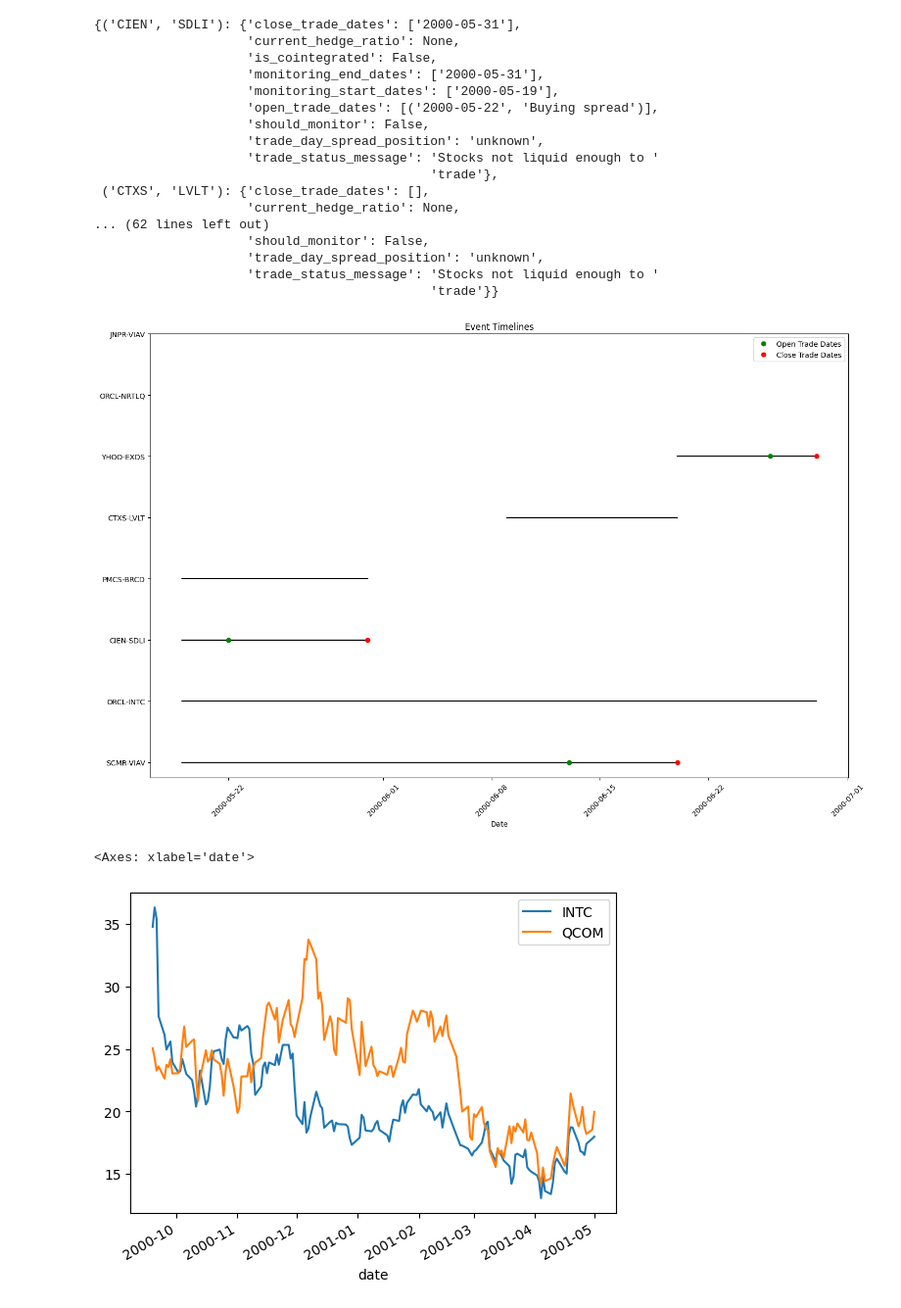
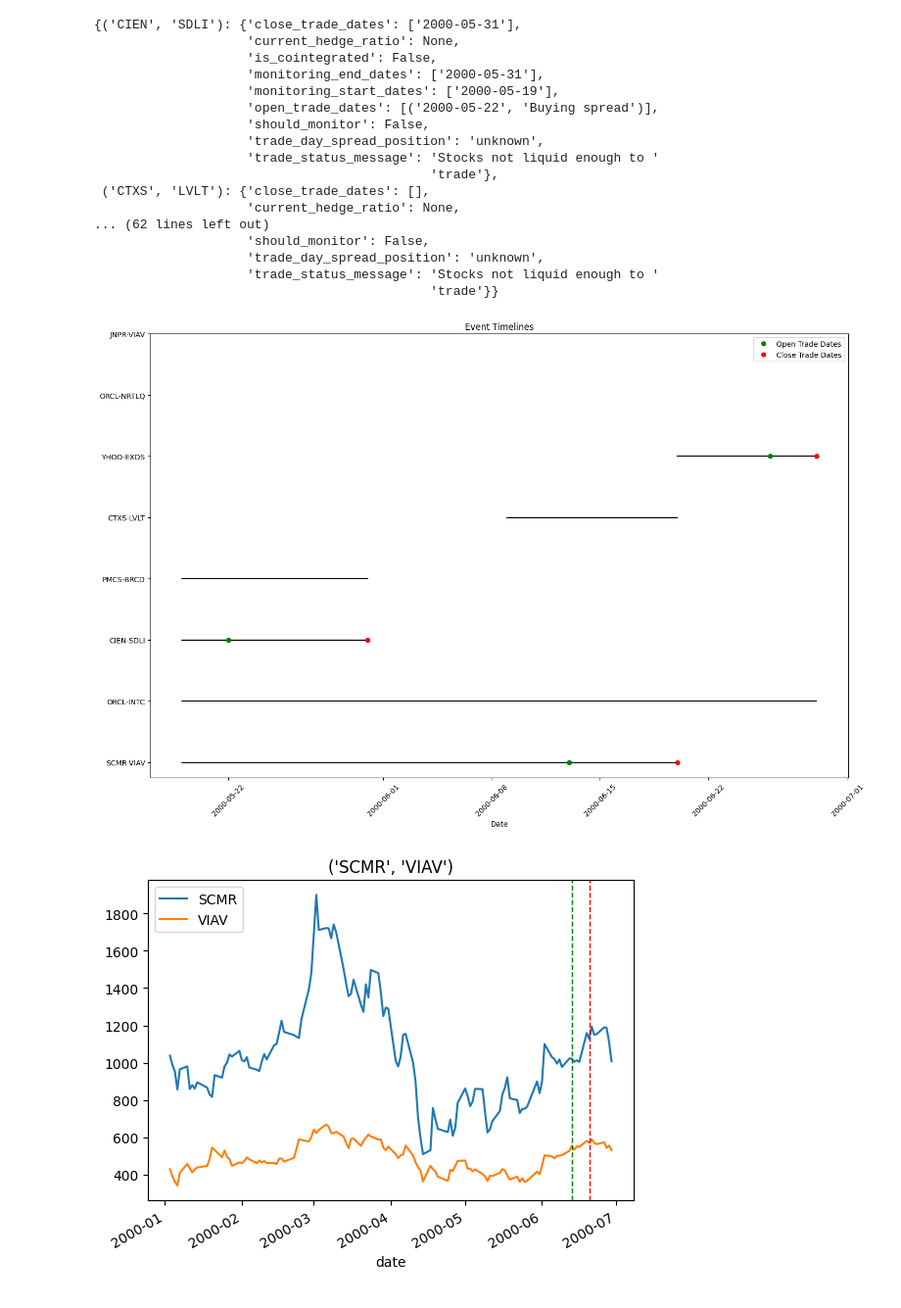
Before and after one commit to TInglefield/Math4920Project, a Jupyter notebook: Project_Draft2.ipynb, the cells around one changed output. Shown: that part at 98% size. Saved outputs shown, nothing was run; the diff lists cells and outputs as text; code cells hidden in the pictures.

Commit message:
charts...

```diff
--- a/Project_Draft2.ipynb
+++ b/Project_Draft2.ipynb
@@ -448,7 +448,7 @@ def monitor_group_of_pairs(stock_group_size, stop_after_weeks):
         # Increment weeks_running
         weeks_running +=1
 
-    return existing_stocks
+    return existing_stocks, end_date_string
 # %%
 import matplotlib.pyplot as plt
 import matplotlib.dates as mdates
@@ -544,9 +635,14 @@ def print_trading_with_prices(dict):
+# %%
+def print_all_visualizations(dict, end_date):
+    print_overall_display(dict)
+    print_trading_with_prices(dict, end_date)
+    print_spread_with_trading_charts(dict, end_date)
 # %% [markdown]
 # Running Functions
 # %%
 # results = monitor_group_of_pairs(coint_dict, 5)
 import pprint
-results = monitor_group_of_pairs(20,5)
+results, end_date = monitor_group_of_pairs(20,5)
 pprint.pprint(results)
 # %% [output]
 ---------------------------- WEEKS RUNNING 1 -------------------------------------
@@ -579,14 +675,8 @@ Stocks currently being monitored ['ORCL', 'INTC', 'PMCS', 'BRCD', 'CTXS', 'LVLT'
                     'trade_day_spread_position': 'unknown',
                     'trade_status_message': 'Stocks not liquid enough to '
                                             'trade'}}
-# %%
-print_overall_display(results)
-# %% [output]
-[figure, removed]
-# %%
-
-
-prices_with_market[['INTC', 'QCOM']]["2000-09-19": "2001-05-01"].plot()
-# %% [output]
-<Axes: xlabel='date'>
-[figure, removed]
+# %%
+print_all_visualizations(results, end_date)
+# %% [output]
+[figure, added]
+[figure, added]
```
Also changed, not shown: parts of 3 cells of this notebook.
